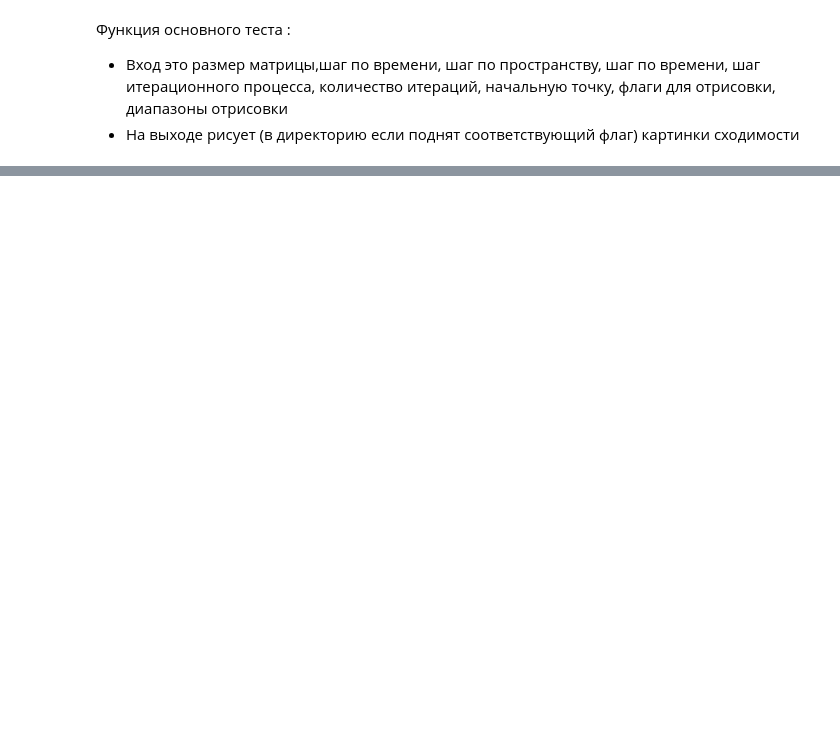
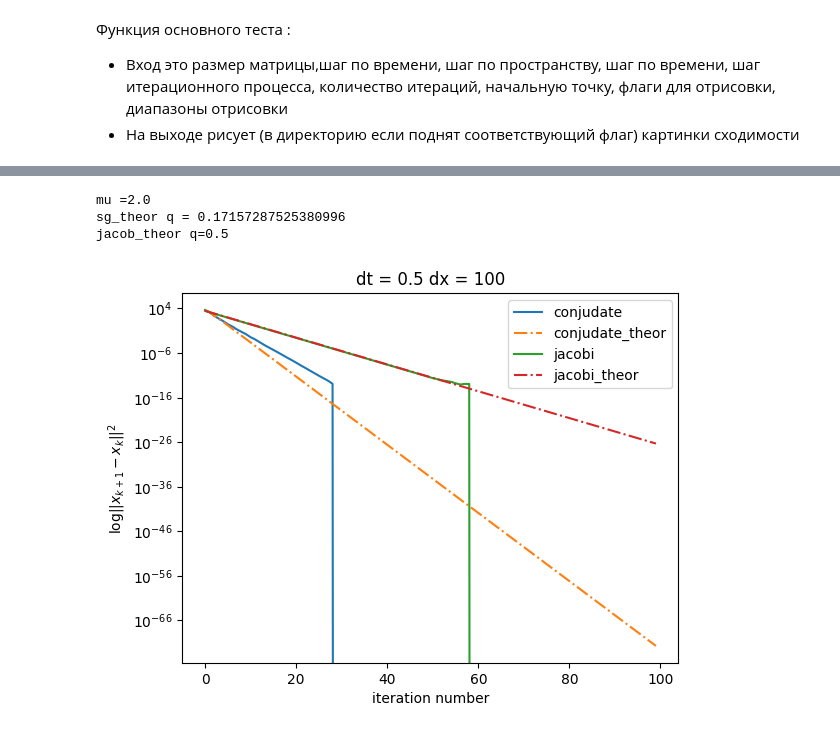
Before and after one commit to DegKir/solvers_test, a Jupyter notebook: half_implicit_methods_research.ipynb, the cells around one changed output, grey strips where cells are left out. Saved outputs shown, nothing was run; the diff lists cells and outputs as text; code cells hidden in the pictures; blank space fills up the shorter version.

```diff
--- a/half_implicit_methods_research.ipynb
+++ b/half_implicit_methods_research.ipynb
@@ -191,0 +220,7 @@ matrix = full_operator(3,0.1,0.1,10,1000)
+# %%
+methods_test(method_step = 1, start_point = np.zeros(size), dt = 0.5, right_part = np.random.uniform(0.5, 1000, size), iter_number=100,write_flag = 0, log_flag = 1, end = 100, size = size)
+# %% [output]
+mu =2.0
+sg_theor q = 0.17157287525380996
+jacob_theor q=0.5
+[figure, added]
```
Also changed, not shown: parts of 15 cells of this notebook.
